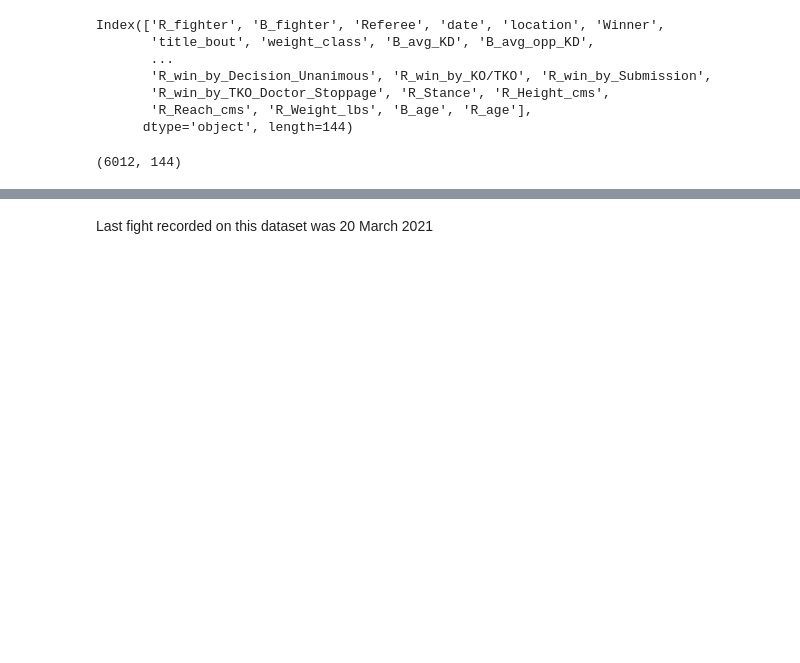
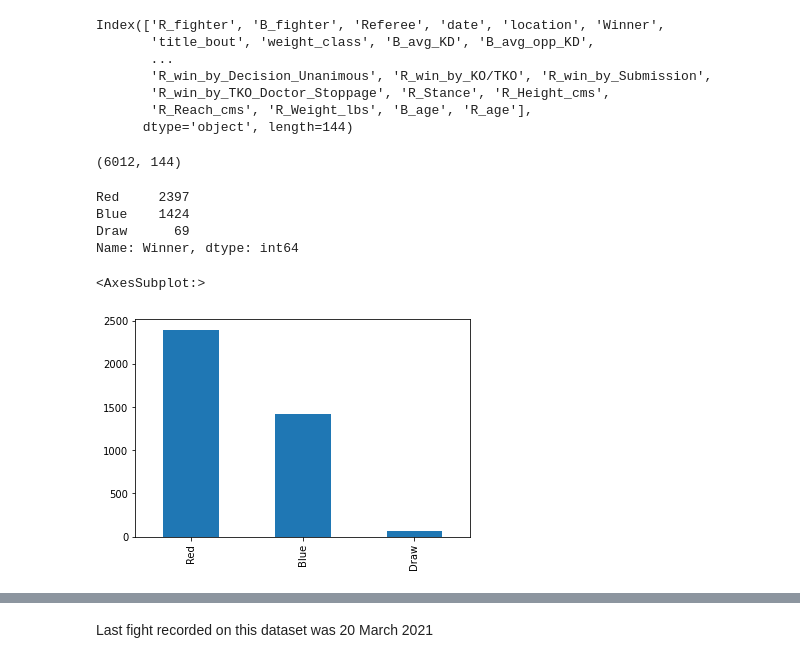
Before and after one commit to Kruzhilkin/the_winning_fighter, a Jupyter notebook: UFC EDA.ipynb, the cells around one changed output, grey strips where cells are left out. Cells and saved outputs as stored; diff of their text form; code cells hidden in the pictures; blank space fills up the shorter version.

Commit message:
graph and hist

```diff
--- a/UFC EDA.ipynb
+++ b/UFC EDA.ipynb
@@ -79,0 +88,3 @@ Length: 144, dtype: object
+# %%
+data = data.dropna()
+data.info()
@@ -91,3 +108,13 @@ Index(['R_fighter', 'B_fighter', 'Referee', 'date', 'location', 'Winner',
 data.shape
 # %% [output]
 (6012, 144)
+# %%
+print(data['Winner'].value_counts())
+data['Winner'].value_counts().plot(kind='bar')
+# %% [output]
+Red     2397
+Blue    1424
+Draw      69
+Name: Winner, dtype: int64
+<AxesSubplot:>
+[figure, added]
```
Also changed, not shown: parts of 9 cells of this notebook, 1 other file.
